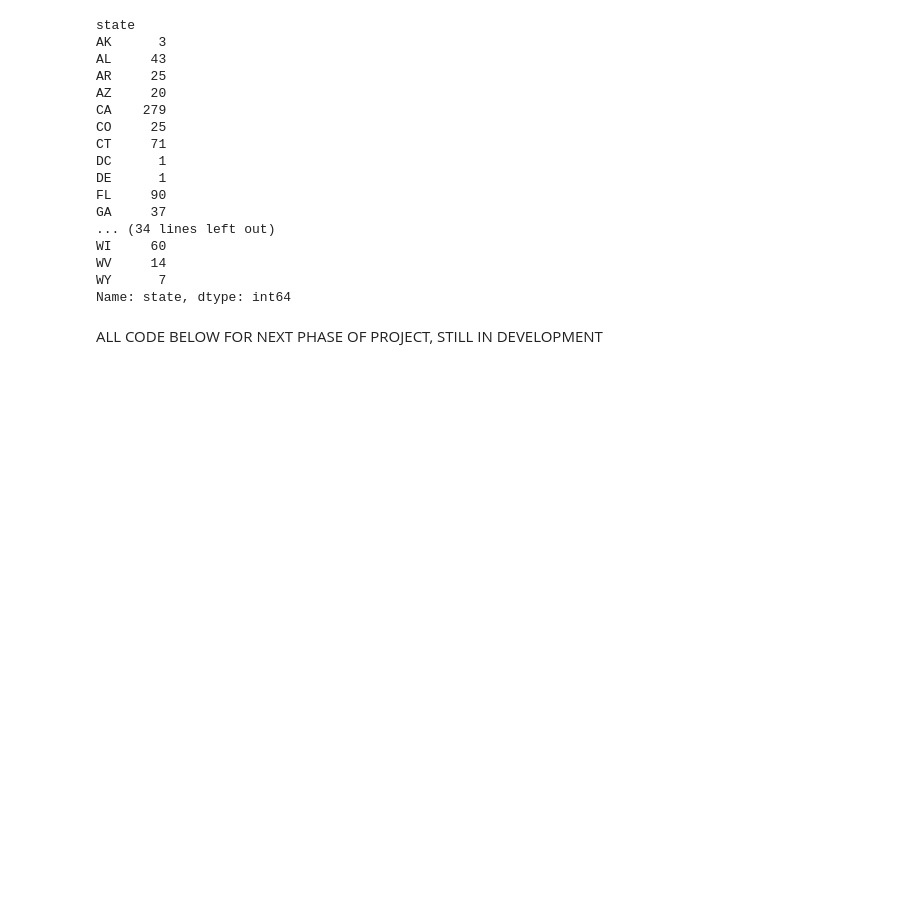
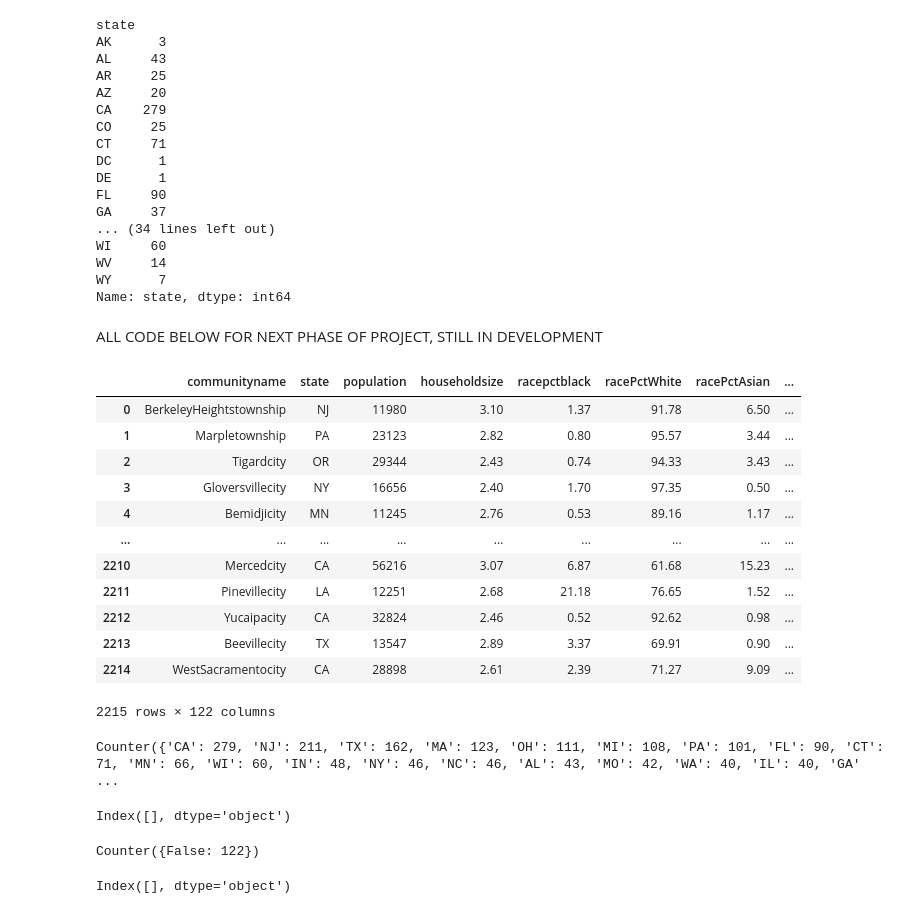
Before and after one commit to ajaloons/CIND820_CAPSTONE, a Jupyter notebook: PRELIM_STATS.ipynb, the cells around one changed output. Cells and saved outputs as stored; diff of their text form; code cells hidden in the pictures; blank space fills up the shorter version.

```diff
--- a/PRELIM_STATS.ipynb
+++ b/PRELIM_STATS.ipynb
@@ -238,8 +240,22 @@ ALL CODE BELOW FOR NEXT PHASE OF PROJECT, STILL IN DEVELOPMENT
 # %%
 #after deciding on a NaN ratio threshold, drop the columns which exceed the threshold (50%)
 
-#crimedata_reduced= crime_data.drop(['countyCode', 'communityCode', 'fold', 'LemasSwornFT', 'LemasSwFTPerPop', 'LemasSwFTFieldOps', 'LemasSwFTFieldPerPop', 'LemasTotalReq', 'LemasTotReqPerPop', 'PolicReqPerOffic', 'PolicPerPop', 'RacialMatchCommPol', 'PctPolicWhite', 'PctPolicBlack', 'PctPolicHisp', 'PctPolicAsian', 'PctPolicMinor', 'OfficAssgnDrugUnits', 'NumKindsDrugsSeiz', 'PolicAveOTWorked', 'PolicCars', 'PolicOperBudg', 'LemasPctPolicOnPatr', 'LemasGangUnitDeploy', 'PolicBudgPerPop'], axis=1)
-#crimedata_reduced
+crimedata_reduced= crime_data.drop(['countyCode', 'communityCode', 'fold', 'LemasSwornFT', 'LemasSwFTPerPop', 'LemasSwFTFieldOps', 'LemasSwFTFieldPerPop', 'LemasTotalReq', 'LemasTotReqPerPop', 'PolicReqPerOffic', 'PolicPerPop', 'RacialMatchCommPol', 'PctPolicWhite', 'PctPolicBlack', 'PctPolicHisp', 'PctPolicAsian', 'PctPolicMinor', 'OfficAssgnDrugUnits', 'NumKindsDrugsSeiz', 'PolicAveOTWorked', 'PolicCars', 'PolicOperBudg', 'LemasPctPolicOnPatr', 'LemasGangUnitDeploy', 'PolicBudgPerPop'], axis=1)
+crimedata_reduced
+# %% [output]
+|  | communityname | state | population | householdsize | racepctblack | racePctWhite | racePctAsian | ... |
+| 0 | BerkeleyHeightstownship | NJ | 11980 | 3.10 | 1.37 | 91.78 | 6.50 | ... |
+| 1 | Marpletownship | PA | 23123 | 2.82 | 0.80 | 95.57 | 3.44 | ... |
+| 2 | Tigardcity | OR | 29344 | 2.43 | 0.74 | 94.33 | 3.43 | ... |
+| 3 | Gloversvillecity | NY | 16656 | 2.40 | 1.70 | 97.35 | 0.50 | ... |
+| 4 | Bemidjicity | MN | 11245 | 2.76 | 0.53 | 89.16 | 1.17 | ... |
+| ... | ... | ... | ... | ... | ... | ... | ... | ... |
+| 2210 | Mercedcity | CA | 56216 | 3.07 | 6.87 | 61.68 | 15.23 | ... |
+| 2211 | Pinevillecity | LA | 12251 | 2.68 | 21.18 | 76.65 | 1.52 | ... |
+| 2212 | Yucaipacity | CA | 32824 | 2.46 | 0.52 | 92.62 | 0.98 | ... |
+| 2213 | Beevillecity | TX | 13547 | 2.89 | 3.37 | 69.91 | 0.90 | ... |
+| 2214 | WestSacramentocity | CA | 28898 | 2.61 | 2.39 | 71.27 | 9.09 | ... |
+2215 rows × 122 columns
 # %%
 #impute missing values
 #for columns with very small number of missing values, impute with MODE
@@ -258,13 +274,30 @@ ALL CODE BELOW FOR NEXT PHASE OF PROJECT, STILL IN DEVELOPMENT
+# %%
+#crimedata_reduced[crimedata_reduced['rapes'].isnull()]
+#crimedata_reduced.pivot_table(index = ['state'], aggfunc ='size')
+
+from collections import Counter
+print(Counter(crimedata_reduced['state']))
+# %% [output]
+Counter({'CA': 279, 'NJ': 211, 'TX': 162, 'MA': 123, 'OH': 111, 'MI': 108, 'PA': 101, 'FL': 90, 'CT': 71, 'MN': 66, 'WI': 60, 'IN': 48, 'NY': 46, 'NC': 46, 'AL': 43, 'MO': 42, 'WA': 40, 'IL': 40, 'GA' ...
 # %%
-#crimedata_reduced[crimedata_reduced['rapes'].isnull()]
-#crimedata_reduced.pivot_table(index = ['state'], aggfunc ='size')
+CA = crimedata_reduced[crimedata_reduced['state']=='CA']
+CA_df= pd.DataFrame(CA)
+CA_df.columns[CA_df.isna().any()]
 
-#from collections import Counter
-#print(Counter(crimedata_reduced['state']))
-
-#CA = crimedata_reduced[crimedata_reduced['state']=='CA']
-#CA_df= pd.DataFrame(CA)
-#CA_df.columns[CA_df.isna().any()]
-
-#CA_df['ViolentCrimesPerPop'].fillna(CA_df['ViolentCrimesPerPop'].mean(), inplace = True)
-#CA_df.columns[CA_df.isna().any()]
+CA_df['ViolentCrimesPerPop'].fillna(CA_df['ViolentCrimesPerPop'].mean(), inplace = True)
+CA_df.columns[CA_df.isna().any()]
+# %% [output]
+Index([], dtype='object')
+# %%
+ca_filtered = crimedata_reduced[crimedata_reduced['state'] != 'CA']
+crimedata_new = pd.concat([ca_filtered, CA_df], ignore_index=True)
+
+Counter(crimedata_new[crimedata_new['state'] == "CA"].isna().any())
+# %% [output]
+Counter({False: 122})
+# %%
+NJ = crimedata_reduced[crimedata_reduced['state']=='NJ']
+NJ_df= pd.DataFrame(NJ)
+NJ_df.columns[NJ_df.isna().any()]
+# %% [output]
+Index([], dtype='object')
```
Also changed, not shown: parts of 54 cells of this notebook.
